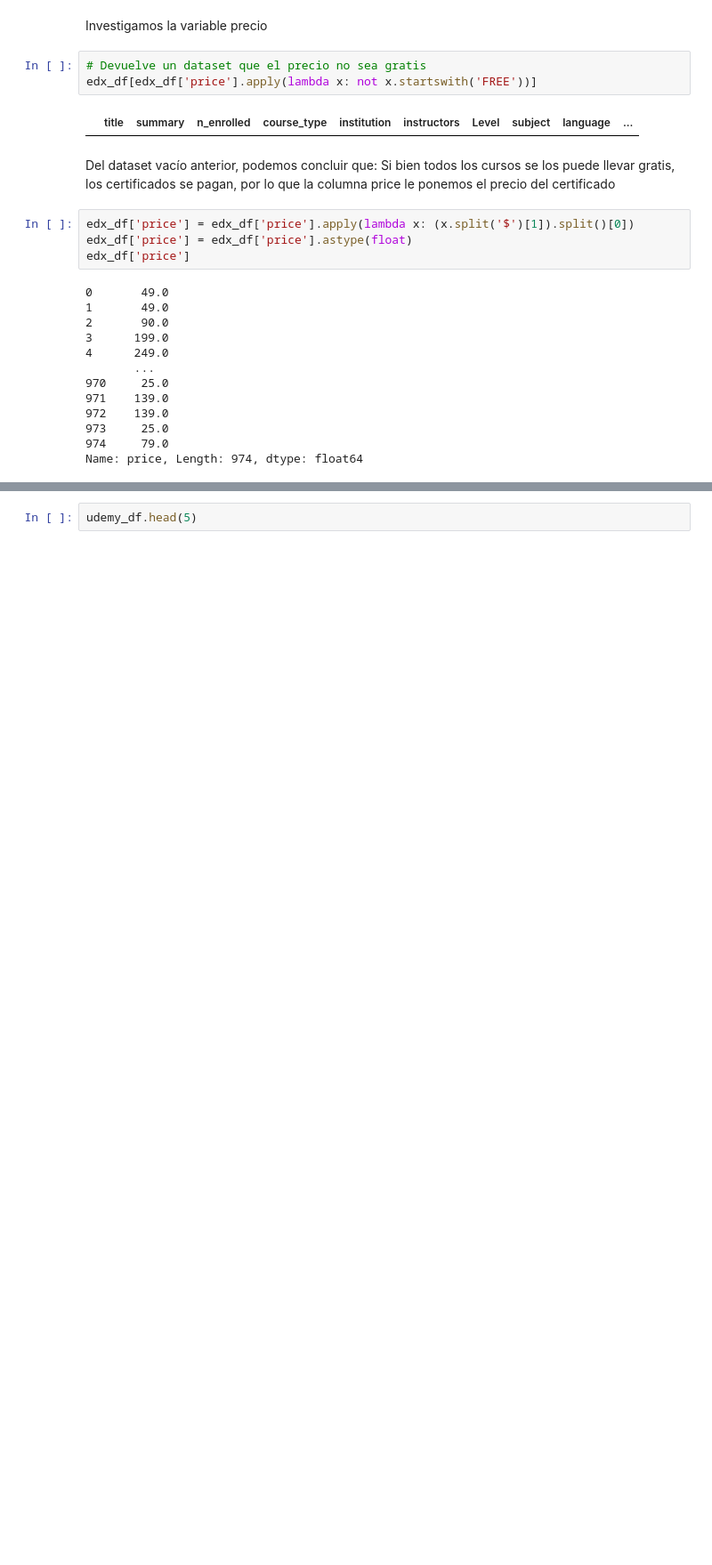
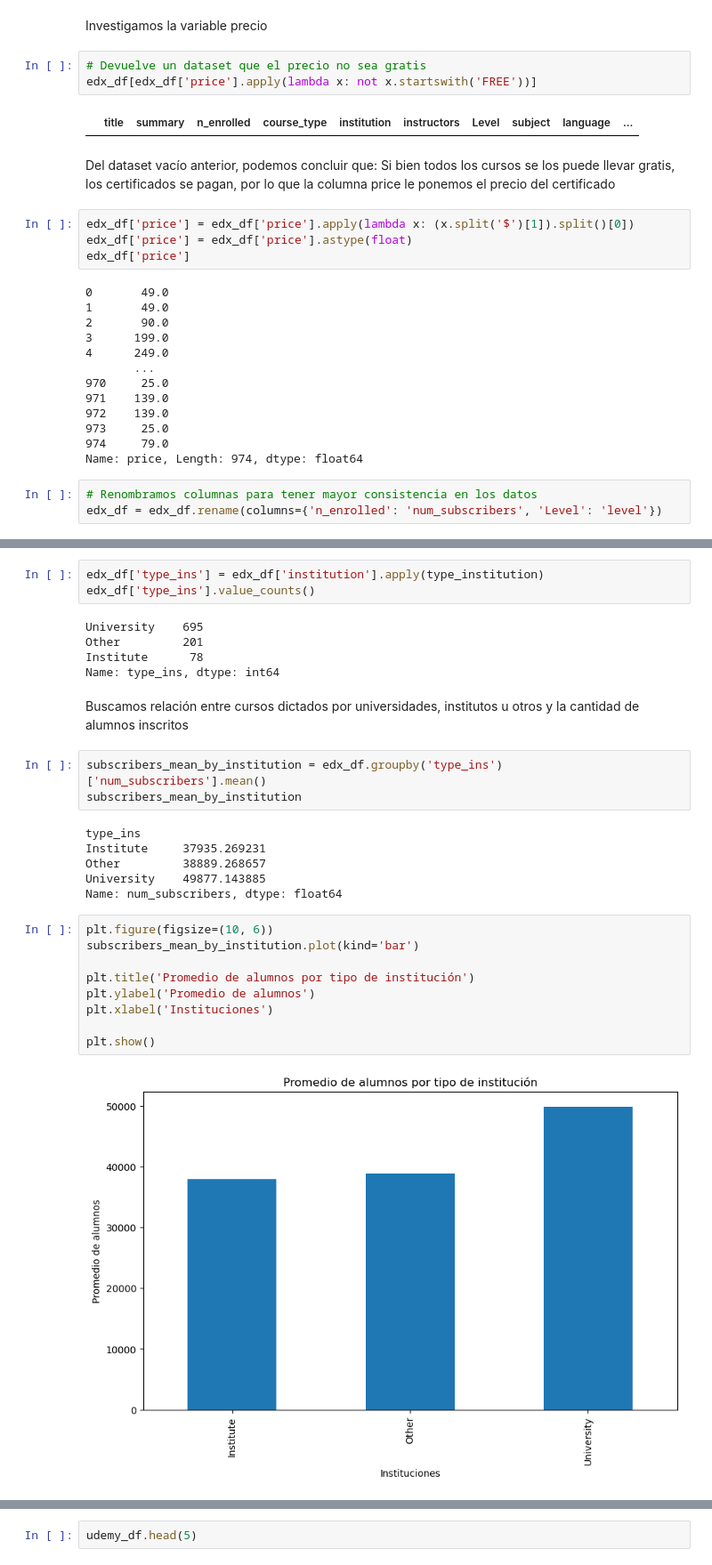
Before and after one commit to HugoGT/PI-02-Data-Analytics, a Jupyter notebook: EDA.ipynb, the cells around one changed output, grey strips where cells are left out. Shown at 89% size. Drawn from its saved outputs; the diff is of its cells as text; blank space fills up the shorter version.

```diff
--- a/EDA.ipynb
+++ b/EDA.ipynb
@@ -108,3 +110,6 @@ edx_df['price']
 973     25.0
 974     79.0
 Name: price, Length: 974, dtype: float64
+# %%
+# Renombramos columnas para tener mayor consistencia en los datos
+edx_df = edx_df.rename(columns={'n_enrolled': 'num_subscribers', 'Level': 'level'})
@@ -110,0 +130,30 @@ Name: price, Length: 974, dtype: float64
+# %%
+edx_df['type_ins'] = edx_df['institution'].apply(type_institution)
+edx_df['type_ins'].value_counts()
+# %% [output]
+University    695
+Other         201
+Institute      78
+Name: type_ins, dtype: int64
+# %% [markdown]
+Buscamos relación entre cursos dictados por universidades, institutos u otros y la cantidad de alumnos inscritos
+# %%
+subscribers_mean_by_institution = edx_df.groupby('type_ins')['num_subscribers'].mean()
+subscribers_mean_by_institution
+# %% [output]
+type_ins
+Institute     37935.269231
+Other         38889.268657
+University    49877.143885
+Name: num_subscribers, dtype: float64
+# %%
+plt.figure(figsize=(10, 6))
+subscribers_mean_by_institution.plot(kind='bar')
+
+plt.title('Promedio de alumnos por tipo de institución')
+plt.ylabel('Promedio de alumnos')
+plt.xlabel('Instituciones')
+
+plt.show()
+# %% [output]
+[figure, added]
```
Also changed, not shown: parts of 37 cells of this notebook.
